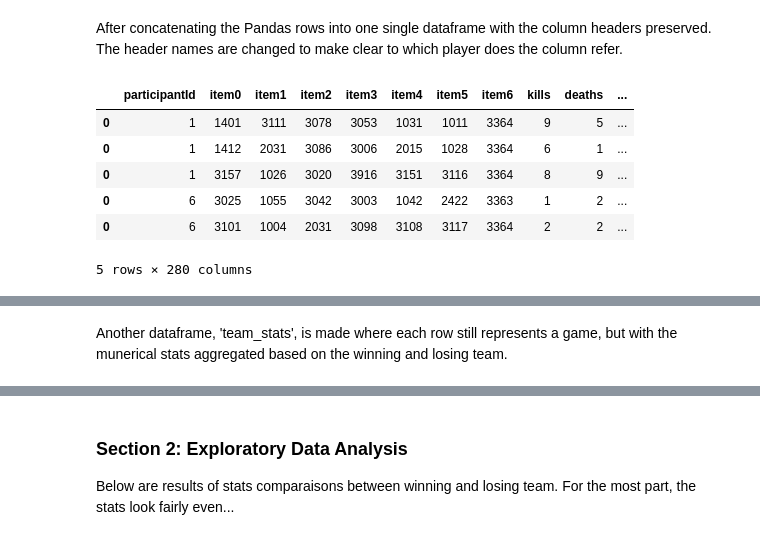
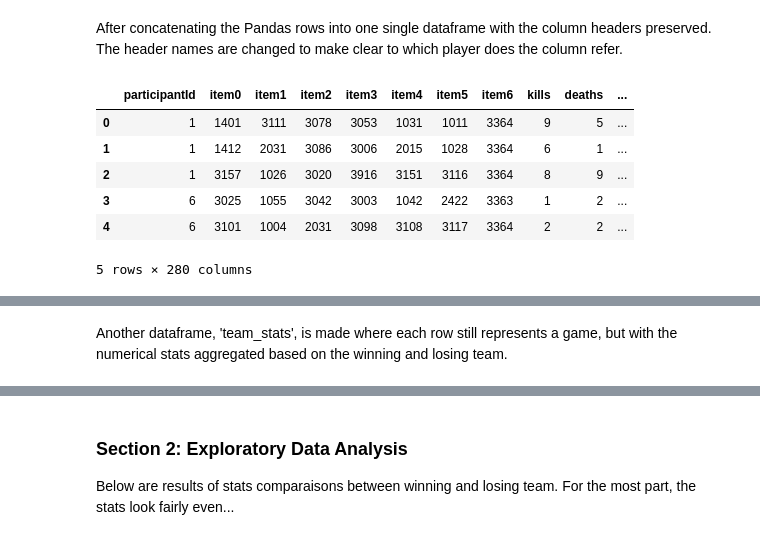
Before and after one commit to Fryman93/SprungBoard, a Jupyter notebook: Capstone 1/LoL.ipynb, the cells around one changed output, grey strips where cells are left out. Saved outputs shown, nothing was run; the diff lists cells and outputs as text; code cells hidden in the pictures.

```diff
--- a/Capstone 1/LoL.ipynb
+++ b/Capstone 1/LoL.ipynb
@@ -30,4 +23,0 @@ With the JSON file loaded, I immediately turned it into a dataframe and checked
-# %%
-#NEW
-newdf = pd.DataFrame(newdata)
-newdf.shape
@@ -48,7 +48,7 @@ The columns that I care about here are 'gameMode' and 'participantidentities'. L
 # %%
-#NEW
-newgames = newdf[['participants','gameMode']]
-newgames.head()
+# Extract the columns of interest
+games = newdf[['participants','gameMode']]
+games.head()
 # %% [output]
 |  | participants | gameMode |
 | 0 | [{'participantId': 1, 'teamId': 1... | CLASSIC |
@@ -58,8 +58,8 @@ newgames.head()
 | 4 | [{'participantId': 1, 'teamId': 1... | CLASSIC |
 # %%
 # We only want games on the Summoner's Rift map (CLASSIC)
-newclassicgames = newgames[newgames['gameMode'] == 'CLASSIC']['participants']
-newclassicgames.head()
+classicgames = games[games['gameMode'] == 'CLASSIC']['participants']
+classicgames.head()
 # %% [output]
 0    [{'participantId': 1, 'teamId': 100, 'champion...
 1    [{'participantId': 1, 'teamId': 100, 'champion...
@@ -85,6 +94,6 @@ newgames.head()
 Below, I created a function that takes in a game, and converts the list of dictionaries into a Pandas row, or a dataframe object.
 # %%
-# Below is a list of keys that I want to keep
+# Below is the list of columns headers that I want to keep
 stats_keep_columns = ['participantId','win','item0','item1','item2','item3','item4','item5',
 'item6','kills','deaths','assists','longestTimeSpentLiving','totalDamageDealtToChampions',
 'magicDamageDealtToChampions', 'physicalDamageDealtToChampions','trueDamageDealtToChampions',
@@ -99,9 +108,9 @@ def create_row_for_stats(row):
     a_row = []
     for players in row:
         stats_player = pd.DataFrame.from_dict(players['stats'], orient = 'index') #Turns the dict into a pandas row
-        a_row.append(stats_player.T[stats_keep_columns]) #Transposes then extracts
+        a_row.append(stats_player.T[stats_keep_columns]) # Transposes then extracts
         champ_player = pd.DataFrame.from_dict(dict((list(players.items())[2],)), orient = 'index')
-        a_row.append(champ_player.T) #Adds in the champion each player played
+        a_row.append(champ_player.T) # Adds in the champion each player played
         the_row = pd.concat(a_row, axis = 1)
 
     # The code below organizes each row such that the stats on the first five players are always of the winners
@@ -110,11 +119,11 @@ def create_row_for_stats(row):
         losers = the_row.iloc[:,:player_indexes[5]]
         the_row = pd.concat([the_row, losers], axis = 1)
         the_row = the_row.iloc[:,player_indexes[5]:]
-    the_row = the_row.drop('win',axis=1) #Drops the win columns
+    the_row = the_row.drop('win',axis=1) # Drops the win columns
     return the_row
 
 
-all_games_for_stats = newclassicgames.apply(create_row_for_stats)
+all_games_for_stats = classicgames.apply(create_row_for_stats)
 all_games_for_stats.head()
 # %% [output]
 0      participantId item0 item1 item2 item3 item4 ...
@@ -138,18 +147,19 @@ After concatenating the Pandas rows into one single dataframe with the column he
 # %%
 # Concatenate all of the games into one dataframe
 
 chunks = []
 for chunk in all_games_for_stats:
     chunks.append(chunk)
 df_stats = pd.concat(chunks)
+df_stats = df_stats.reset_index(drop=True)
 df_stats.head()
 # %% [output]
 |  | participantId | item0 | item1 | item2 | item3 | item4 | item5 | item6 | kills | deaths | ... |
 | 0 | 1 | 1401 | 3111 | 3078 | 3053 | 1031 | 1011 | 3364 | 9 | 5 | ... |
-| 0 | 1 | 1412 | 2031 | 3086 | 3006 | 2015 | 1028 | 3364 | 6 | 1 | ... |
-| 0 | 1 | 3157 | 1026 | 3020 | 3916 | 3151 | 3116 | 3364 | 8 | 9 | ... |
-| 0 | 6 | 3025 | 1055 | 3042 | 3003 | 1042 | 2422 | 3363 | 1 | 2 | ... |
-| 0 | 6 | 3101 | 1004 | 2031 | 3098 | 3108 | 3117 | 3364 | 2 | 2 | ... |
+| 1 | 1 | 1412 | 2031 | 3086 | 3006 | 2015 | 1028 | 3364 | 6 | 1 | ... |
+| 2 | 1 | 3157 | 1026 | 3020 | 3916 | 3151 | 3116 | 3364 | 8 | 9 | ... |
+| 3 | 6 | 3025 | 1055 | 3042 | 3003 | 1042 | 2422 | 3363 | 1 | 2 | ... |
+| 4 | 6 | 3101 | 1004 | 2031 | 3098 | 3108 | 3117 | 3364 | 2 | 2 | ... |
 5 rows × 280 columns
 # %%
 # Rename the column headers according to winning and losing team
@@ -186,5 +196,5 @@ df_stats.reset_index(drop=True).head()
 | 4 | 3101 | 1004 | 2031 | 3098 | 3108 | 3117 | 3364 | 2 | 2 | ... |
 5 rows × 270 columns
 # %% [markdown]
-Another dataframe, 'team_stats', is made where each row still represents a game, but with the munerical stats aggregated based on the winning and losing team.
+Another dataframe, 'team_stats', is made where each row still represents a game, but with the numerical stats aggregated based on the winning and losing team.
 # %%
```
Also changed, not shown: parts of 38 cells of this notebook.
